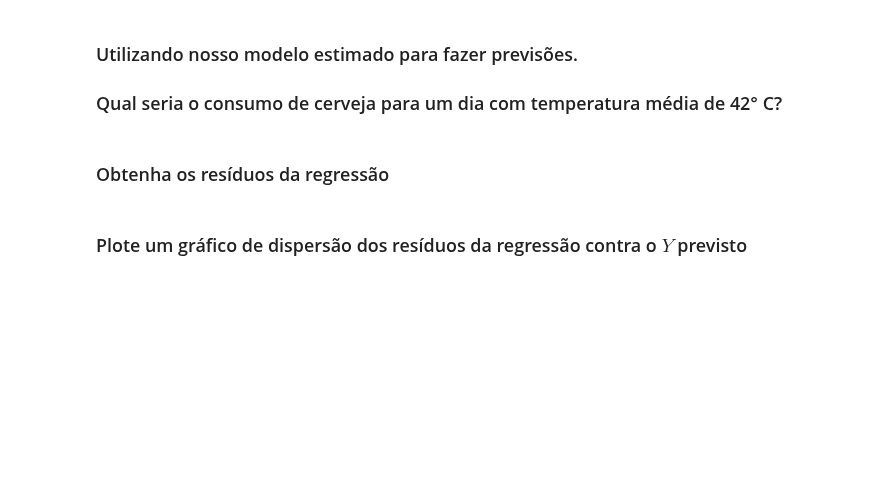
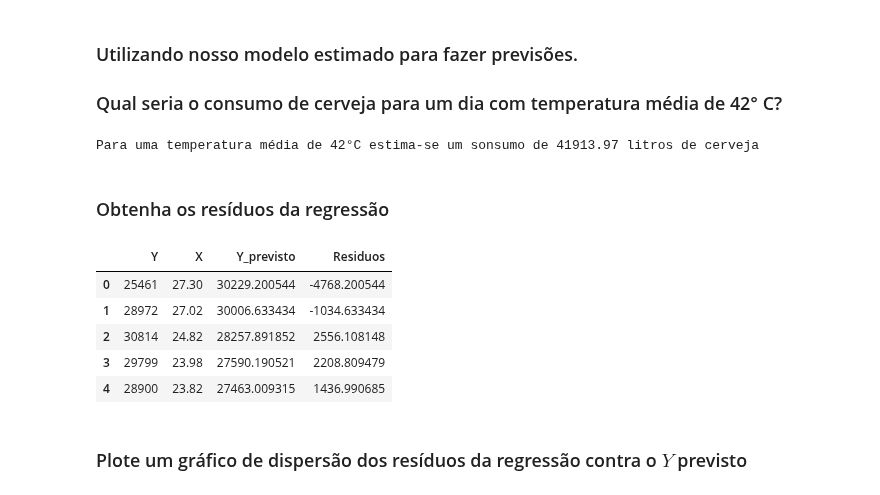
Before and after one commit to muriloWeber/dataScienceAlura, a Jupyter notebook: dataScienceEstatisticaComPythonCorrelacaoERegressao/Projeto_Correlacao_e_Regressao.ipynb, the cells around one changed output. Saved outputs shown, nothing was run; the diff lists cells and outputs as text; code cells hidden in the pictures; blank space fills up the shorter version.

```diff
--- a/dataScienceEstatisticaComPythonCorrelacaoERegressao/Projeto_Correlacao_e_Regressao.ipynb
+++ b/dataScienceEstatisticaComPythonCorrelacaoERegressao/Projeto_Correlacao_e_Regressao.ipynb
@@ -171,7 +171,22 @@ df.head()
 # %% [markdown]
 ### Utilizando nosso modelo estimado para fazer previsões.
 ### Qual seria o consumo de cerveja para um dia com temperatura média de 42° C?
+# %%
+Y_previsto_42_graus = resultado_regressao.predict([1, 42])[0]
+print(f'Para uma temperatura média de 42°C, estima-se um sonsumo de {Y_previsto_42_graus.round(2)} litros de cerveja')
+# %% [output]
+Para uma temperatura média de 42°C estima-se um sonsumo de 41913.97 litros de cerveja
 # %% [markdown]
 ### Obtenha os resíduos da regressão
+# %%
+df['Residuos'] = resultado_regressao.resid
+df.head()
+# %% [output]
+|  | Y | X | Y_previsto | Residuos |
+| 0 | 25461 | 27.30 | 30229.200544 | -4768.200544 |
+| 1 | 28972 | 27.02 | 30006.633434 | -1034.633434 |
+| 2 | 30814 | 24.82 | 28257.891852 | 2556.108148 |
+| 3 | 29799 | 23.98 | 27590.190521 | 2208.809479 |
+| 4 | 28900 | 23.82 | 27463.009315 | 1436.990685 |
 # %% [markdown]
 ### Plote um gráfico de dispersão dos resíduos da regressão contra o $Y$ previsto
```
Also changed, not shown: parts of 13 cells of this notebook.
